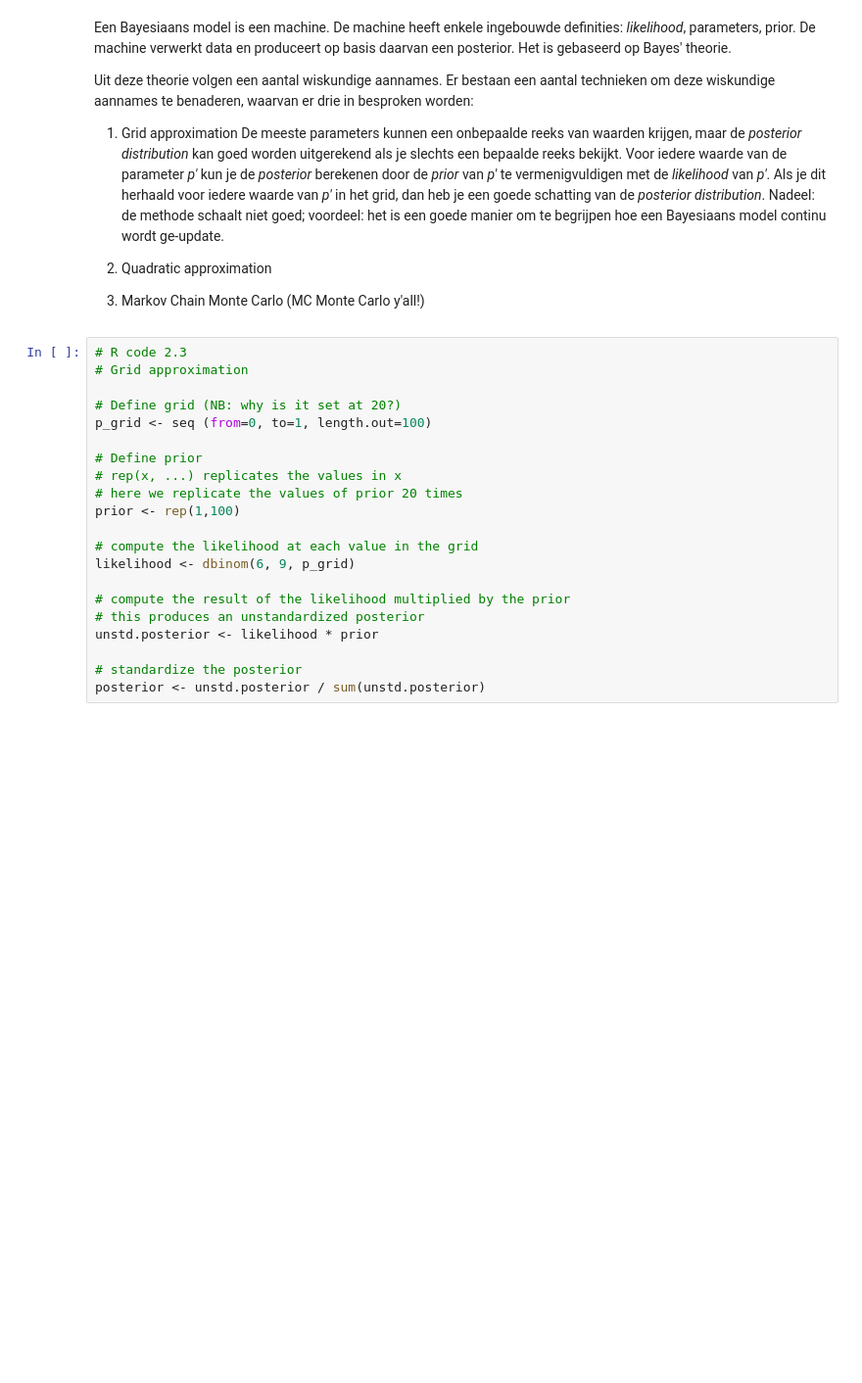
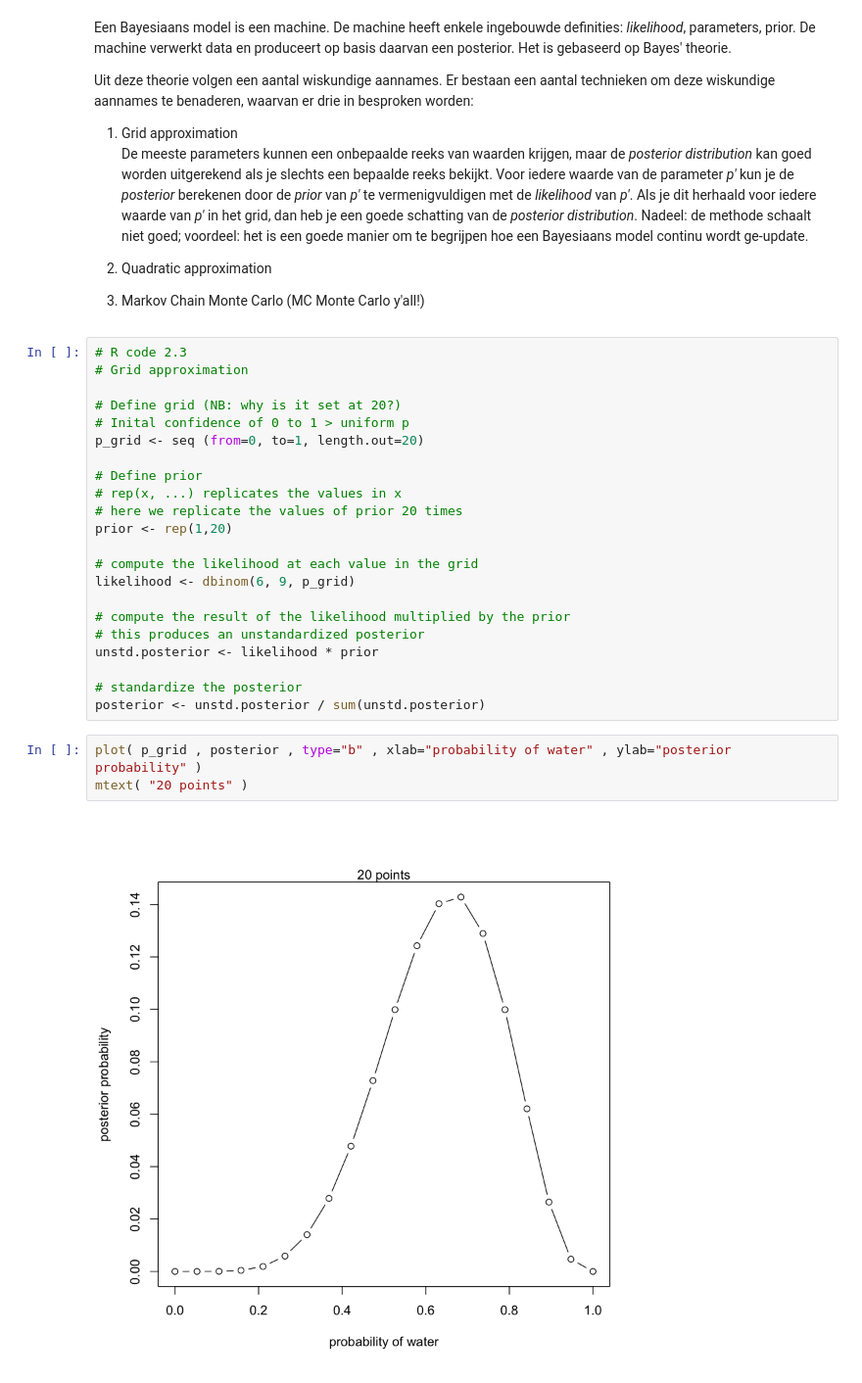
Before and after one commit to bleekere/rethinking, a Jupyter notebook: workspace-rethinking.ipynb, the cells around one changed output. Shown at 98% size. Saved outputs shown, nothing was run; the diff lists cells and outputs as text; blank space fills up the shorter version.

```diff
--- a/workspace-rethinking.ipynb
+++ b/workspace-rethinking.ipynb
@@ -162,12 +179,13 @@ Nadeel: de methode schaalt niet goed; voordeel: het is een goede manier om te be
 # Grid approximation
 
 # Define grid (NB: why is it set at 20?)
-p_grid <- seq (from=0, to=1, length.out=100)
+# Inital confidence of 0 to 1 > uniform p
+p_grid <- seq (from=0, to=1, length.out=20)
 
 # Define prior
 # rep(x, ...) replicates the values in x
 # here we replicate the values of prior 20 times
-prior <- rep(1,100)
+prior <- rep(1,20)
 
 # compute the likelihood at each value in the grid
 likelihood <- dbinom(6, 9, p_grid)
@@ -178,3 +196,8 @@ unstd.posterior <- likelihood * prior
 
 # standardize the posterior
 posterior <- unstd.posterior / sum(unstd.posterior)
+# %%
+plot( p_grid , posterior , type="b" , xlab="probability of water" , ylab="posterior probability" )
+mtext( "20 points" )
+# %% [output]
+[figure, added]
```
Also changed, not shown: parts of 15 cells of this notebook, 1 other file.
